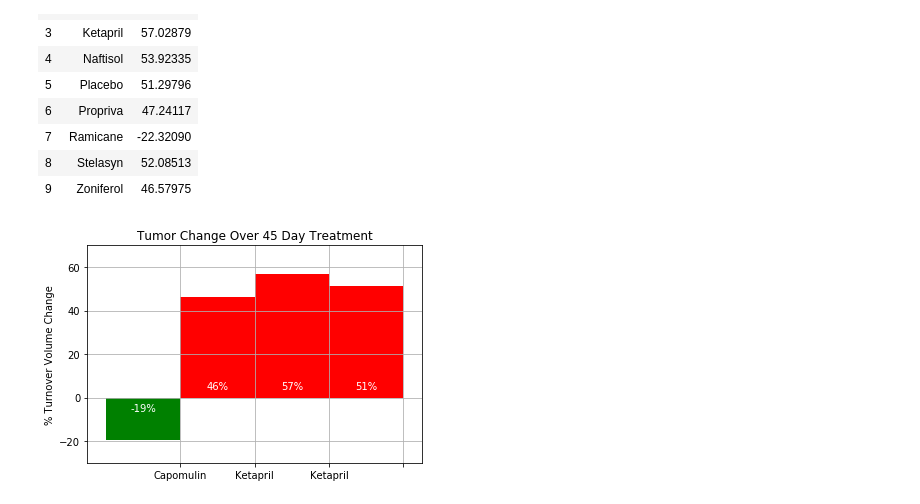
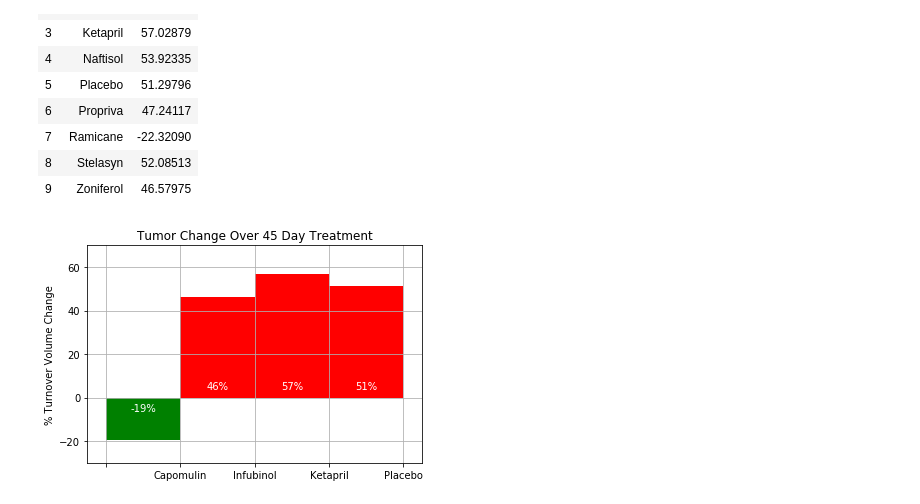
Before and after one commit to malisum/matplotlib-challenge, a Jupyter notebook: Pymaceuticals/pymaceuticals_main.ipynb, the cells around one changed output. Cells and saved outputs as stored; diff of their text form; code cells hidden in the pictures.

Commit message:
Checked in final graph & observations

```diff
--- a/Pymaceuticals/pymaceuticals_main.ipynb
+++ b/Pymaceuticals/pymaceuticals_main.ipynb
@@ -407,8 +407,10 @@ fig, ax = plt.subplots()
 # plot tumor volume reduction
 plt.bar(graph_neg_drug_tp, graph_neg_percent_change_tp, color = 'green', width=1)
 plt.bar(graph_pos_drug_tp, graph_pos_percent_change_tp, color = 'red', width=1)
+# Add a blank place holder for x axis lables
+xtick_labels = [' ', 'Capomulin', 'Infubinol', 'Ketapril', 'Placebo']
+ax.set_xticklabels(xtick_labels)
 # Set axis, limits & grid  etc.
-# ax.set_xlabel("Drug")
 ax.set_ylabel("% Turnover Volume Change")
 plt.title("Tumor Change Over 45 Day Treatment")
 
@@ -419,37 +421,38 @@ ax.set_ylim(yLim)
 
 yTicks = [-20,0,20,40,60]
 ax.set_yticks(yTicks)
-xTicks = [0.5,1.5,2.5,3.5]
+xTicks = [-0.5,0.5,1.5,2.5,3.5]
 ax.set_xticks(xTicks)
+
 
 ax.grid(which='both')
 ax.grid(which='major', alpha=1)
 # ax.axhline(y, linestyle='--', color='k') # horizontal lines
 # ax.axvline(x, linestyle='--', color='k') # vertical lines
 
 
 # Use functions to label the percentages of changes
 def add_labels(labels, ax):
     xLables = graph_percent_change_tp
     for rect, label in zip(ax.patches, labels):
         height = rect.get_height()
         if label>0:
             h = 3
             l = str(int(label)) + '%'
         else:
             h = -7
             l = '-' + str(-1*int(label)) + '%'
 
         ax.text(rect.get_x() + rect.get_width() / 2, h, l, ha='center', va='bottom', color = 'white')
     # Return
     return ax
 
 # Call functions to implement the function calls
 ax = add_labels(graph_percent_change_tp, ax)
 
 # Save the Figure
 fig.savefig('./output/change.png')
 # Show the Figure
 fig.show()
 # %% [output]
-[figure, old version]
+[figure, new version]
```
Also changed, not shown: 2 other files.
